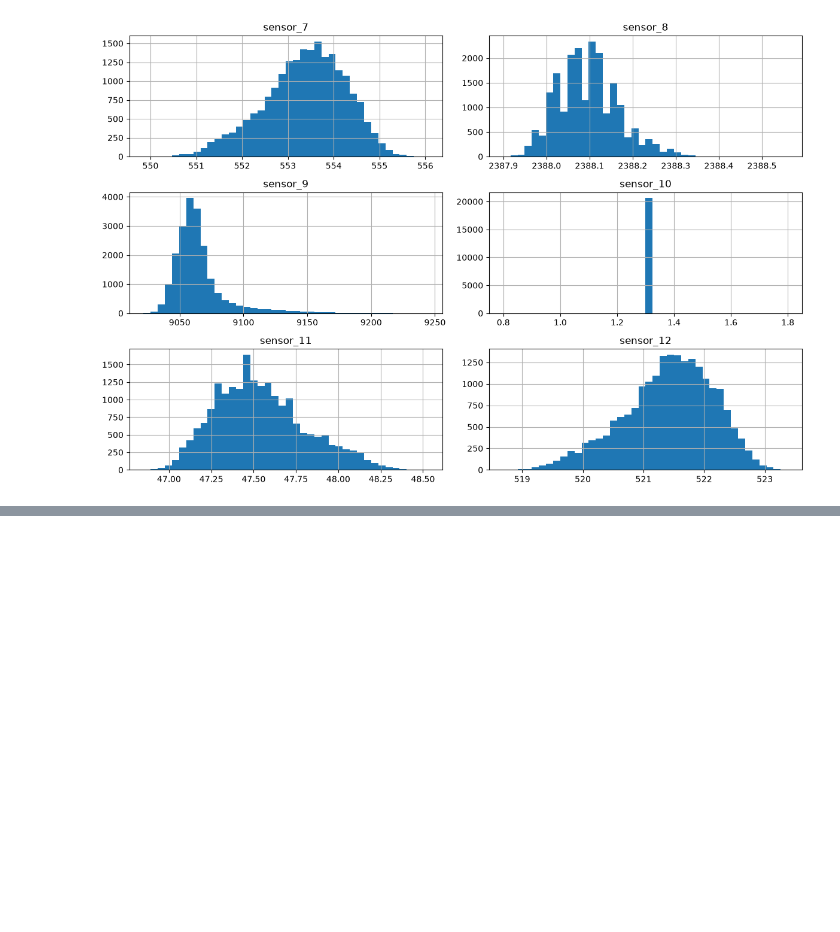
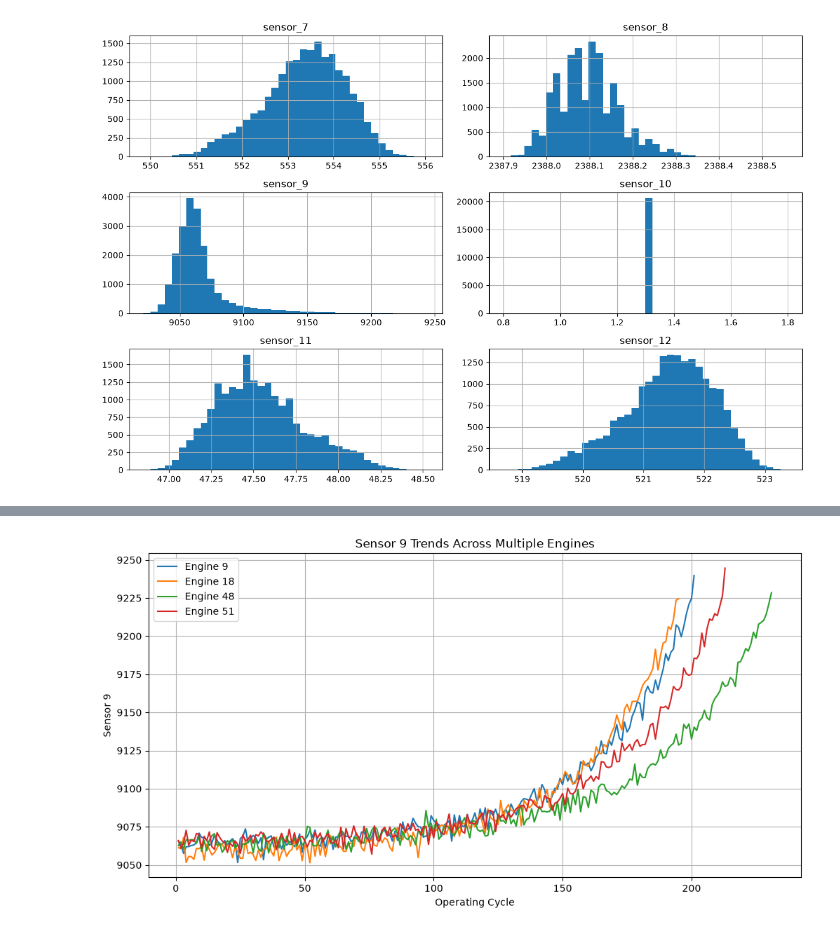
Before and after one commit to jay007i/predictive-maintenance, a Jupyter notebook: notebooks/01_data_understanding.ipynb, the cells around one changed output, grey strips where cells are left out. Drawn from its saved outputs; the diff is of its cells as text; code cells hidden in the pictures; blank space fills up the shorter version.

Commit message:
data_understanding part is completed

```diff
--- a/notebooks/01_data_understanding.ipynb
+++ b/notebooks/01_data_understanding.ipynb
@@ -200,0 +253,23 @@ plt.show()
+# %%
+engine_ids = [9,18,48,51]
+
+plt.figure(figsize=(12,6))
+
+
+for engine_id in engine_ids:
+    engine_data = df[df["engine_id"] == engine_id]
+
+    plt.plot(
+        engine_data["cycle"],
+        engine_data["sensor_9"],
+        label =f"Engine {engine_id}"
+    )
+
+plt.xlabel("Operating Cycle")
+plt.ylabel("Sensor 9")
+plt.title("Sensor 9 Trends Across Multiple Engines")
+plt.legend()
+plt.grid(True)
+plt.show()
+# %% [output]
+[figure, added]
```
Also changed, not shown: parts of 13 cells of this notebook.
